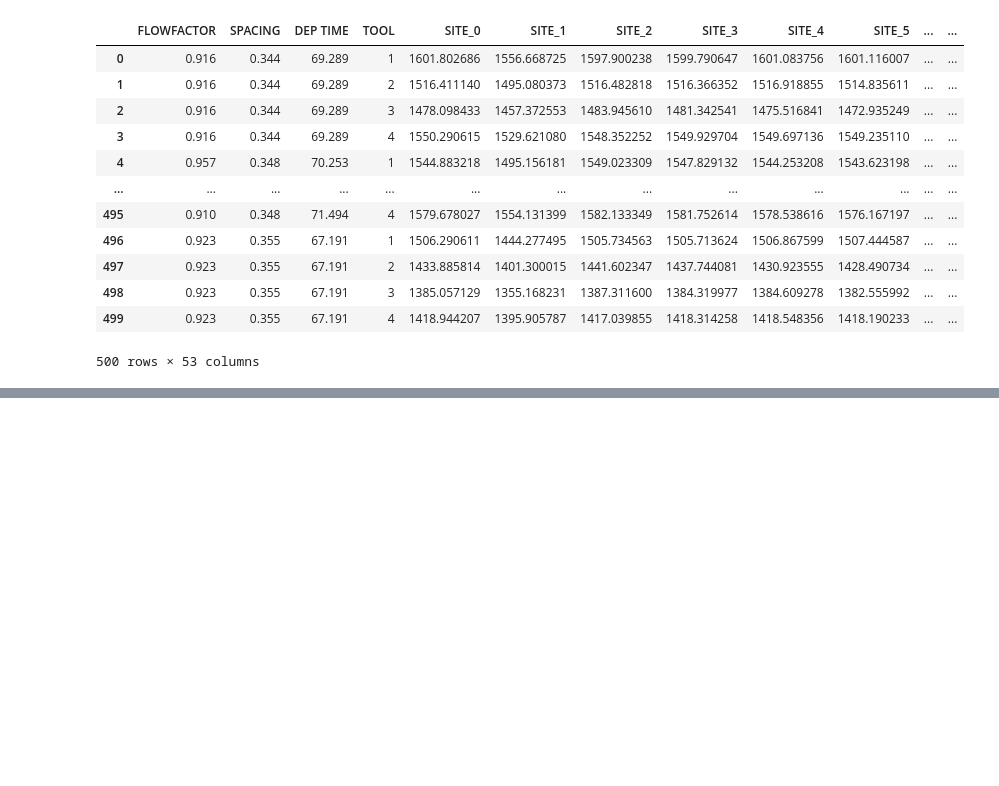
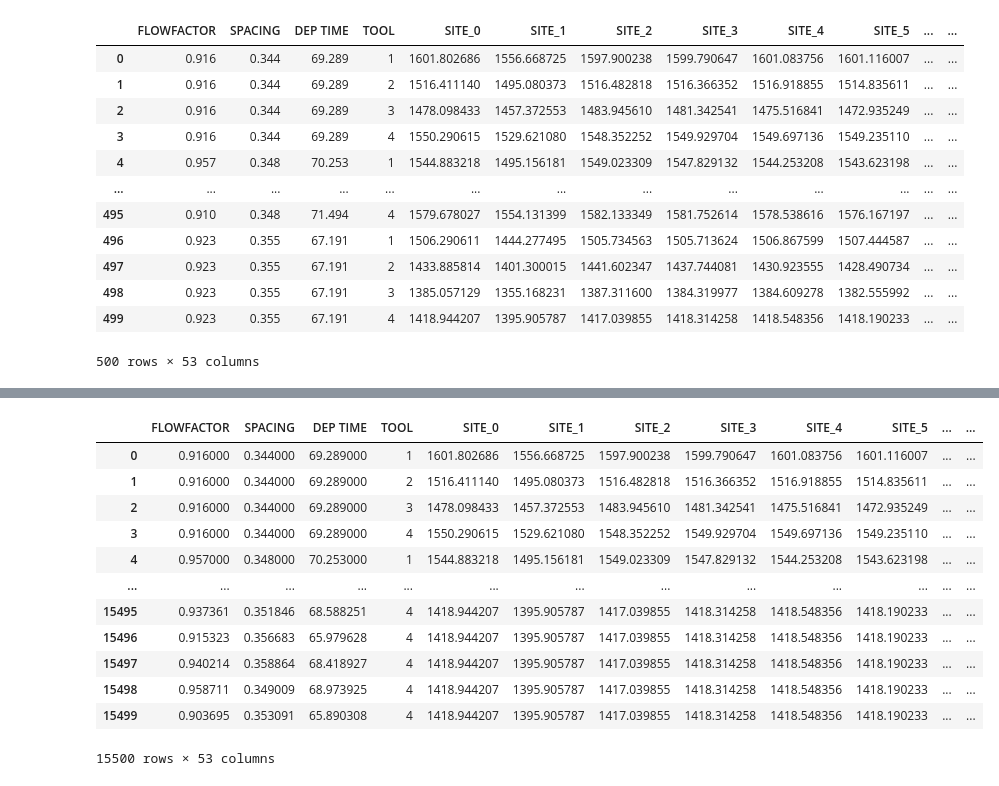
Before and after one commit to Ayazdi/conductive, a Jupyter notebook: visualization.ipynb, the cells around one changed output, grey strips where cells are left out. Saved outputs shown, nothing was run; the diff lists cells and outputs as text; code cells hidden in the pictures; blank space fills up the shorter version.

```diff
--- a/visualization.ipynb
+++ b/visualization.ipynb
@@ -77,6 +26,0 @@ site.replace(new_coordinate_x, inplace=True)
-# %%
-for i in range(0,49):
-    x = int(site.loc[i, 'SITE_X'])
-    y = int(site.loc[i, 'SITE_Y'])
-    z = site.loc[i, 'SITE_Z']
-    thick_mat[x, y] = z
@@ -111,0 +27,3 @@ Note: you may need to restart the kernel to use updated packages.
+# %%
+features = ['FLOWFACTOR', 'SPACING', 'DEP TIME', 'TOOL']
+all_sites = df.columns.drop(features)
@@ -165,0 +63,4 @@ plt.show()
+# %%
+# average thickness of the tools
+df['MEAN_THICK'] = df[all_sites].mean(axis=1)
+df.groupby('TOOL').mean()[['FLOWFACTOR', 'SPACING', 'DEP TIME', 'MEAN_THICK']]
@@ -165,0 +90,41 @@ plt.show()
+# %%
+# standard deviation
+flow_std = np.std(df['FLOWFACTOR'])
+space_std = np.std(df['SPACING'])
+dep_std = np.std(df['DEP TIME'])
+
+for i in range(0, 500):
+    # creating normal distribution of each parameter with the total std of that the parameter
+    aug_flow = np.random.normal(loc=df.loc[i,'FLOWFACTOR'], scale=flow_std, size=30)
+    aug_spacing = np.random.normal(loc=df.loc[i,'SPACING'], scale=space_std, size=30)
+    aug_dep = np.random.normal(loc=df.loc[i,'DEP TIME'], scale=dep_std, size=30)
+
+    # not changing the tool
+    aug_tool = np.zeros(30)
+    aug_tool = df.loc[i,'TOOL']
+
+    aug_dict = {'FLOWFACTOR':aug_flow, 'SPACING':aug_spacing, 'DEP TIME':aug_dep, 'TOOL':aug_tool}
+
+
+    aug_df = pd.DataFrame(aug_dict)
+    # adding the augmented data to the main df
+    site_col = pd.DataFrame(columns=all_sites)
+    aug_df = pd.concat([aug_df, site_col], axis=1)
+    aug_df.loc[:, all_sites] = df[all_sites].iloc[i].values
+    df = pd.concat([df, aug_df], axis=0)
+    df.reset_index(drop=True, inplace=True)
+df
+# %% [output]
+|  | FLOWFACTOR | SPACING | DEP TIME | TOOL | SITE_0 | SITE_1 | SITE_2 | SITE_3 | SITE_4 | SITE_5 | ... | ... |
+| 0 | 0.916000 | 0.344000 | 69.289000 | 1 | 1601.802686 | 1556.668725 | 1597.900238 | 1599.790647 | 1601.083756 | 1601.116007 | ... | ... |
+| 1 | 0.916000 | 0.344000 | 69.289000 | 2 | 1516.411140 | 1495.080373 | 1516.482818 | 1516.366352 | 1516.918855 | 1514.835611 | ... | ... |
+| 2 | 0.916000 | 0.344000 | 69.289000 | 3 | 1478.098433 | 1457.372553 | 1483.945610 | 1481.342541 | 1475.516841 | 1472.935249 | ... | ... |
+| 3 | 0.916000 | 0.344000 | 69.289000 | 4 | 1550.290615 | 1529.621080 | 1548.352252 | 1549.929704 | 1549.697136 | 1549.235110 | ... | ... |
+| 4 | 0.957000 | 0.348000 | 70.253000 | 1 | 1544.883218 | 1495.156181 | 1549.023309 | 1547.829132 | 1544.253208 | 1543.623198 | ... | ... |
+| ... | ... | ... | ... | ... | ... | ... | ... | ... | ... | ... | ... | ... |
+| 15495 | 0.937361 | 0.351846 | 68.588251 | 4 | 1418.944207 | 1395.905787 | 1417.039855 | 1418.314258 | 1418.548356 | 1418.190233 | ... | ... |
+| 15496 | 0.915323 | 0.356683 | 65.979628 | 4 | 1418.944207 | 1395.905787 | 1417.039855 | 1418.314258 | 1418.548356 | 1418.190233 | ... | ... |
+| 15497 | 0.940214 | 0.358864 | 68.418927 | 4 | 1418.944207 | 1395.905787 | 1417.039855 | 1418.314258 | 1418.548356 | 1418.190233 | ... | ... |
+| 15498 | 0.958711 | 0.349009 | 68.973925 | 4 | 1418.944207 | 1395.905787 | 1417.039855 | 1418.314258 | 1418.548356 | 1418.190233 | ... | ... |
+| 15499 | 0.903695 | 0.353091 | 65.890308 | 4 | 1418.944207 | 1395.905787 | 1417.039855 | 1418.314258 | 1418.548356 | 1418.190233 | ... | ... |
+15500 rows × 53 columns
```
Also changed, not shown: parts of 24 cells of this notebook, 40 other files.
